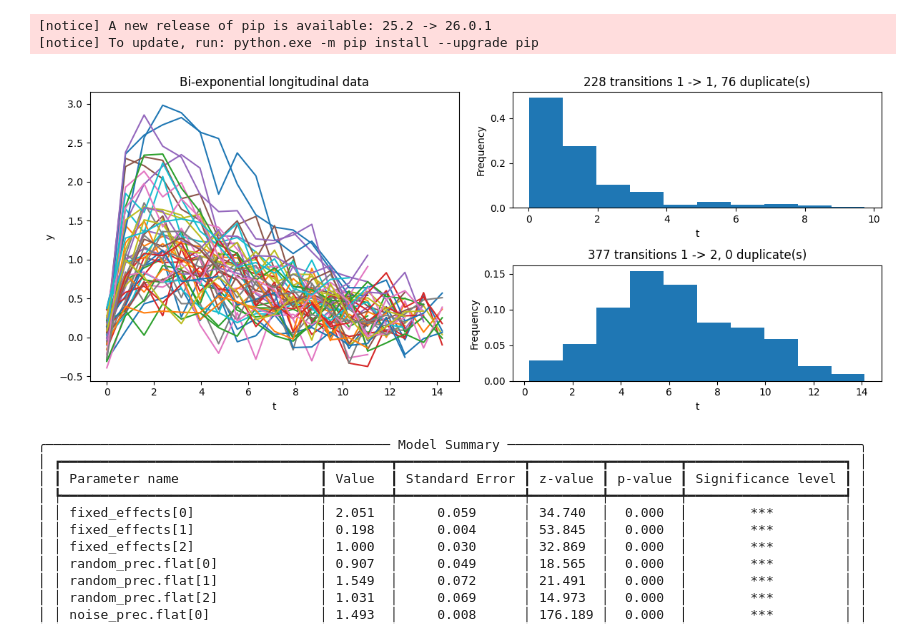
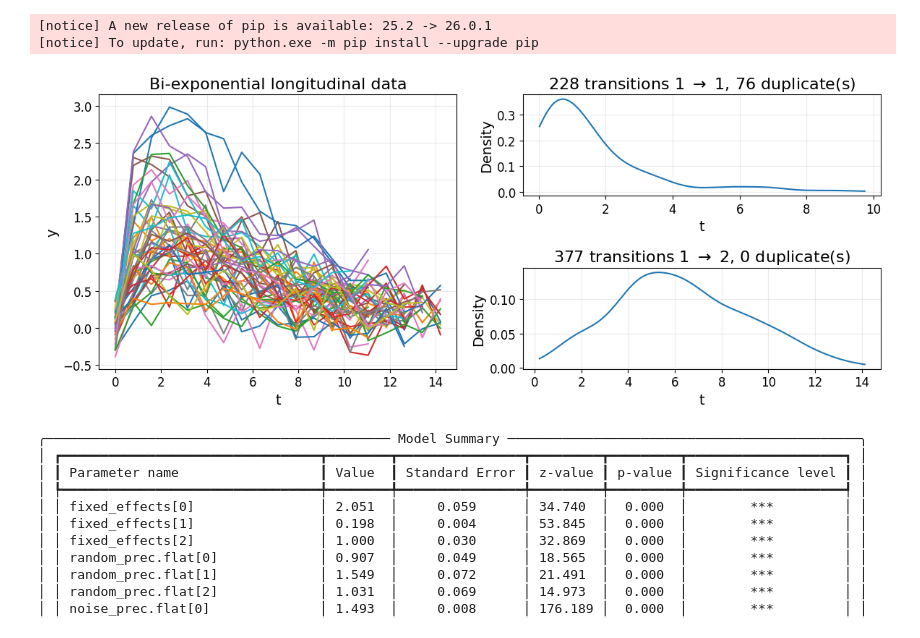
Before and after one commit to felixlaplante0/multistate-paper, a Jupyter notebook: scripts/fitting-test.ipynb, the cells around one changed output. Drawn from its saved outputs; the diff is of its cells as text; code cells hidden in the pictures.

```diff
--- a/scripts/fitting-test.ipynb
+++ b/scripts/fitting-test.ipynb
@@ -119,40 +119,58 @@ true_parameters = ModelParameters(
 # %%
 from jmstate.types import ModelData, SampleData
 from jmstate.utils import build_buckets
+from scipy.stats import gaussian_kde
 
 # Declare the true underlying model
 true_model = MultiStateJointModel(design, true_parameters)
 
 # Generate data
 torch.manual_seed(42)
 data = ModelData(*gen_data(500, 20, true_model))
 data.x = data.x[:, [0]]
 
 buckets = build_buckets(data.trajectories)
 
-fig = plt.figure(figsize=(12, 5))
 
-ax_left = fig.add_subplot(1, 2, 1)
-ax_left.plot(data.t, data.y[:50, ..., 0].T)
-ax_left.set_title("Bi-exponential longitudinal data")
-ax_left.set_xlabel("t")
-ax_left.set_ylabel("y")
+with plt.rc_context(
+    {
+        "font.size": 14,
+        "axes.titlesize": 16,
+        "axes.labelsize": 14,
+        "xtick.labelsize": 12,
+        "ytick.labelsize": 12,
+        "legend.fontsize": 12,
+    }
+):
+    fig = plt.figure(figsize=(12, 5))
 
-for i, (key, (idxs, _, t1)) in enumerate(buckets.items()):
-    ax_right = fig.add_subplot(2, 2, 2 + 2 * i)
-    n = idxs.numel() - torch.unique(idxs).numel()
-    ax_right.hist(t1, density=True)
-    ax_right.set_title(
-        f"{idxs.numel()} transitions {key[0]} -> {key[1]}, {n} duplicate(s)"
-    )
-    ax_right.set_xlabel("t")
-    ax_right.set_ylabel("Frequency")
+    ax_left = fig.add_subplot(1, 2, 1)
+    ax_left.plot(data.t, data.y[:50, ..., 0].T)
+    ax_left.set_title("Bi-exponential longitudinal data")
+    ax_left.set_xlabel("t")
+    ax_left.set_ylabel("y")
+    ax_left.grid(alpha=0.25)
 
-plt.tight_layout()
-plt.savefig("../figures/simulated-sample.pdf")
-plt.show()
+    for i, (key, (idxs, _, t1)) in enumerate(buckets.items()):
+        ax_right = fig.add_subplot(2, 2, 2 + 2 * i)
+        n = idxs.numel() - torch.unique(idxs).numel()
+        t1_np = t1.numpy().ravel()
+
+        kde = gaussian_kde(t1_np)
+        t_grid = np.linspace(t1_np.min(), t1_np.max(), 300)
+        ax_right.plot(t_grid, kde(t_grid))
+        ax_right.set_title(
+            rf"{idxs.numel()} transitions {key[0]} $\to$ {key[1]}, {n} duplicate(s)"
+        )
+        ax_right.set_xlabel("t")
+        ax_right.set_ylabel("Density")
+        ax_right.grid(alpha=0.25)
+
+    plt.tight_layout()
+    plt.savefig("../figures/simulated-sample.pdf")
+    plt.show()
 # %% [output]
-[figure, old version]
+[figure, new version]
 # %%
 # Declares initial parameters; zero mean and unit variance
 def init_params_correct():
```
Also changed, not shown: parts of 2 cells of this notebook, 5 other files.
